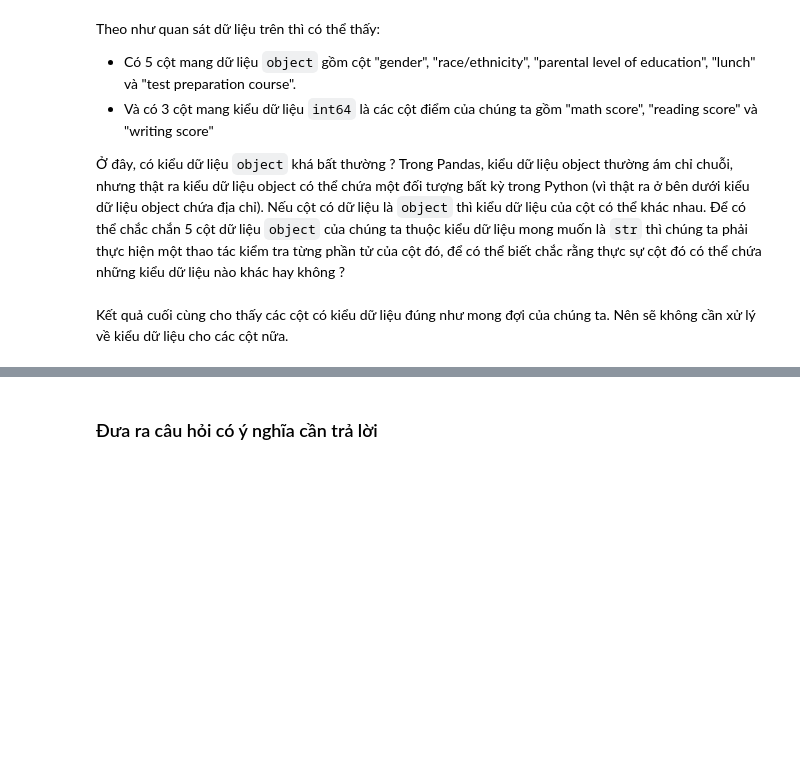
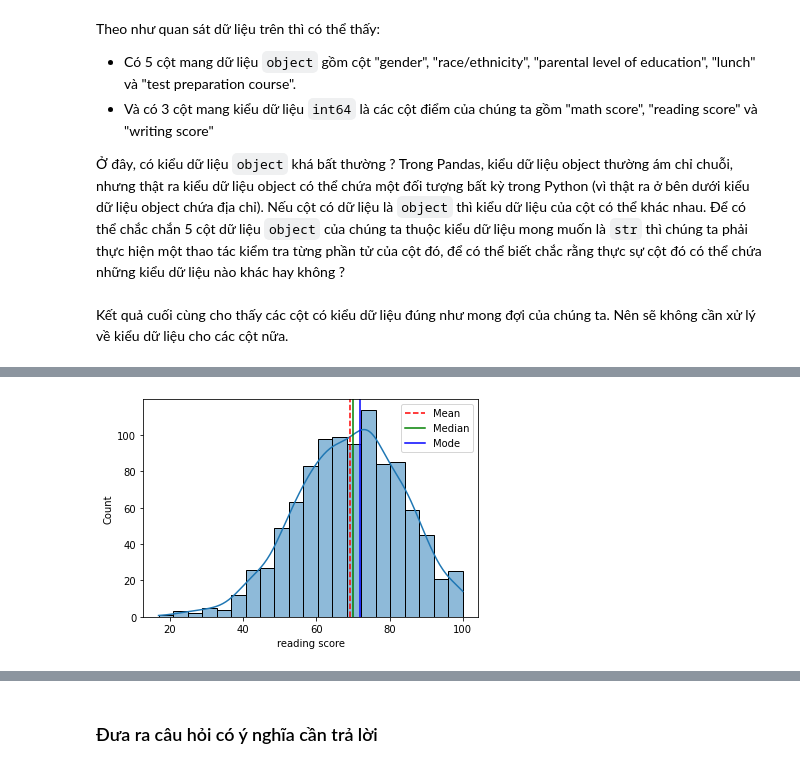
Before and after one commit to PNTAN19/LTKHDL, a Jupyter notebook: Students_Performance.ipynb, the cells around one changed output, grey strips where cells are left out. Drawn from its saved outputs; the diff is of its cells as text; code cells hidden in the pictures; blank space fills up the shorter version.

```diff
--- a/Students_Performance.ipynb
+++ b/Students_Performance.ipynb
@@ -194,0 +241,4 @@ So sánh dữ liệu điểm của ba thuộc tính `math score`, `reading score
+# %%
+plt_hist('reading score')
+# %% [output]
+[figure, added]
```
Also changed, not shown: parts of 21 cells of this notebook.
